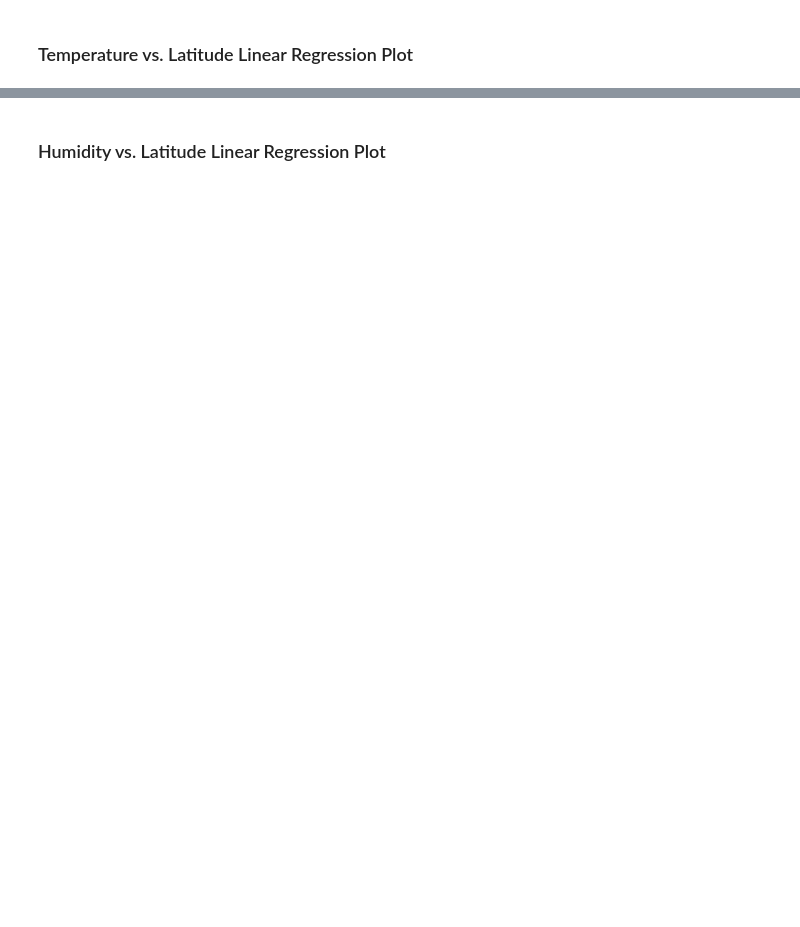
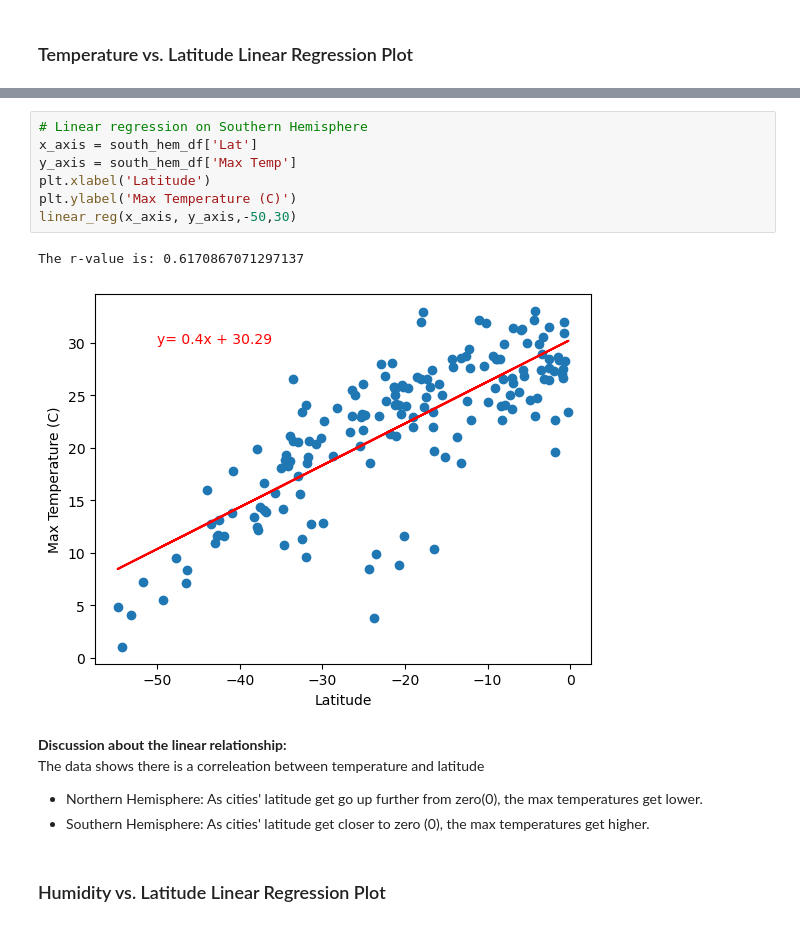
Before and after one commit to joey-october85/06-python-api-challenge, a Jupyter notebook: WeatherPy/starter_code/WeatherPy.ipynb, the cells around one changed output, grey strips where cells are left out. Drawn from its saved outputs; the diff is of its cells as text; blank space fills up the shorter version.

```diff
--- a/WeatherPy/starter_code/WeatherPy.ipynb
+++ b/WeatherPy/starter_code/WeatherPy.ipynb
@@ -332,2 +352,16 @@ The r-value is: 0.4121057168607245
+# %%
+# Linear regression on Southern Hemisphere
+x_axis = south_hem_df['Lat']
+y_axis = south_hem_df['Max Temp']
+plt.xlabel('Latitude')
+plt.ylabel('Max Temperature (C)')
+linear_reg(x_axis, y_axis,-50,30)
+# %% [output]
+The r-value is: 0.6170867071297137
+[figure, added]
+# %% [markdown]
+**Discussion about the linear relationship:** <br>The data shows there is a correleation between temperature and latitude
+ - Northern Hemisphere: As cities' latitude get go up further from zero(0), the max temperatures get lower.
+ - Southern Hemisphere: As cities' latitude get closer to zero (0), the max temperatures get higher.
 # %% [markdown]
 ### Humidity vs. Latitude Linear Regression Plot
```
Also changed, not shown: parts of 34 cells of this notebook, 5 other files.
